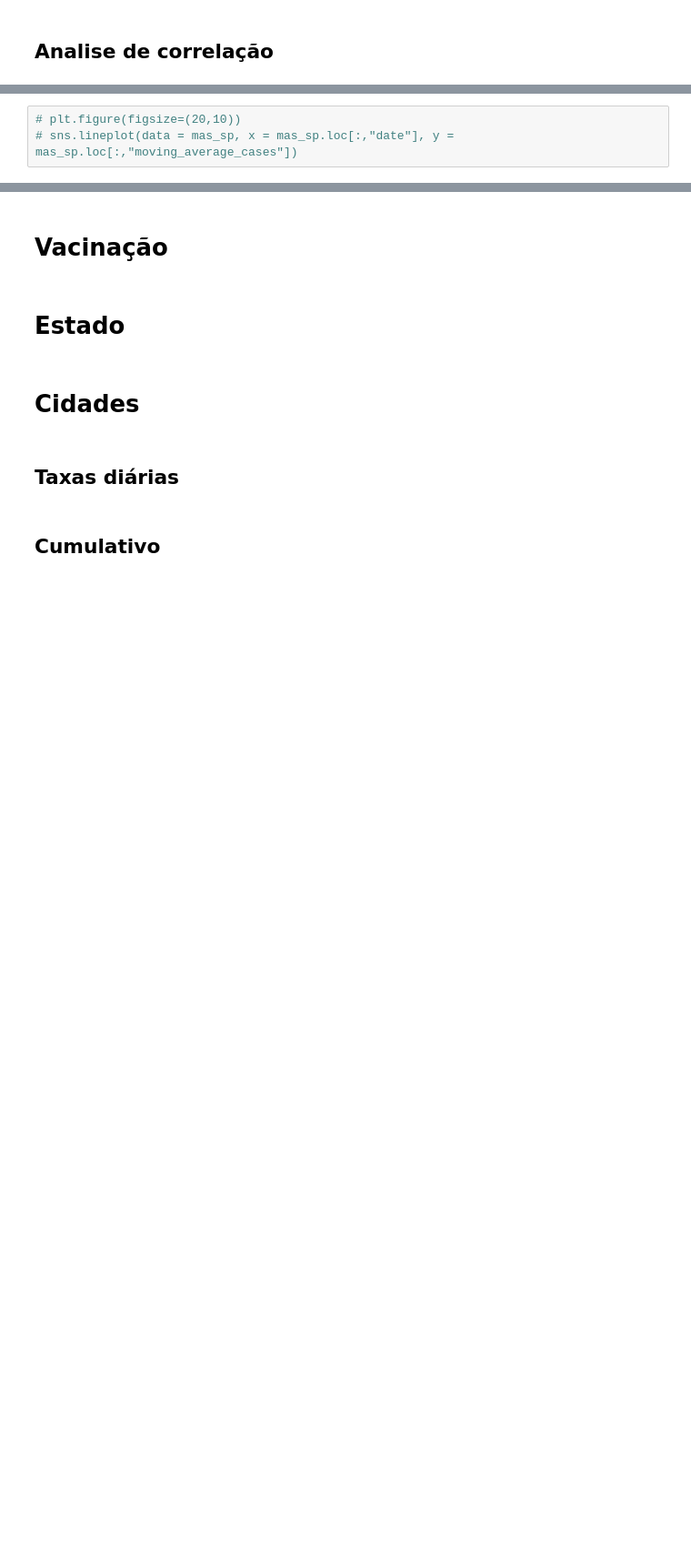
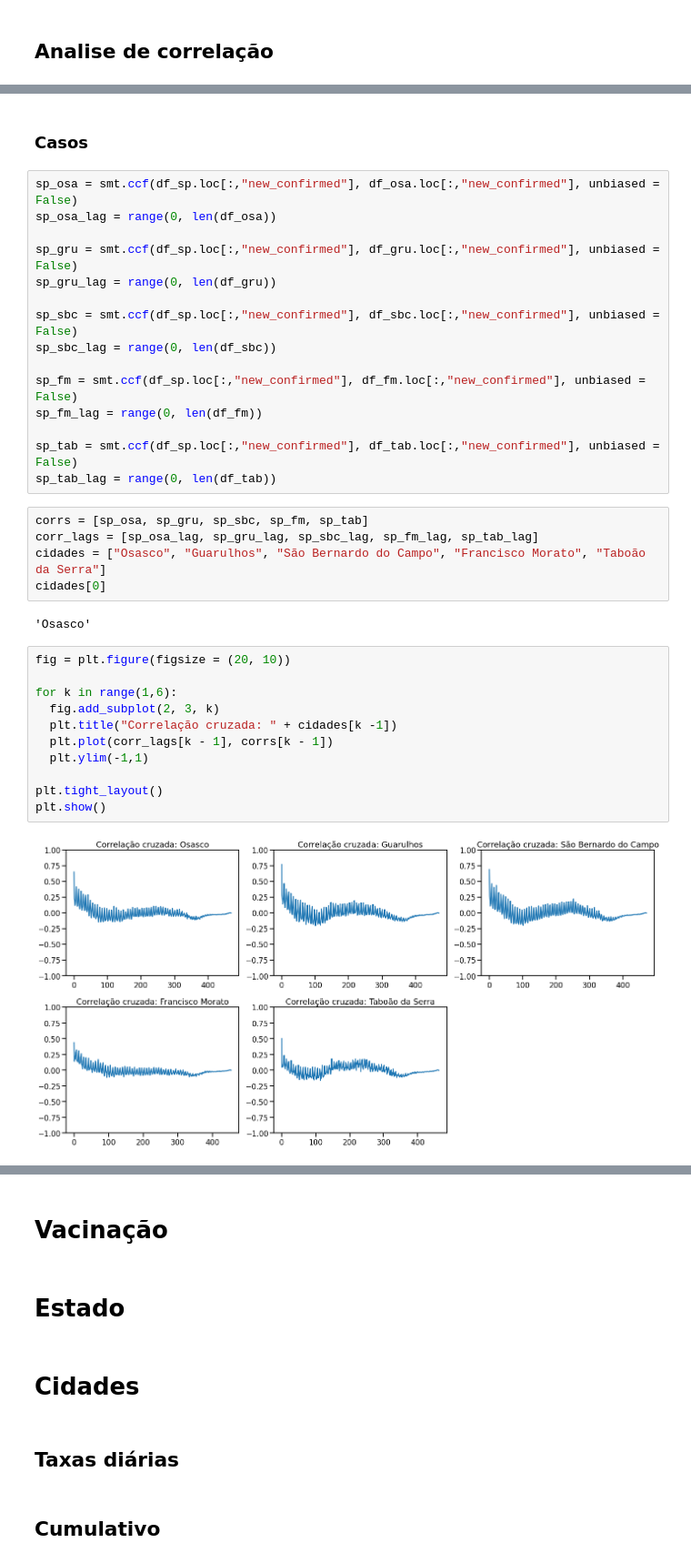
Before and after one commit to RPGraciotti/BootCampAlura, a Jupyter notebook: Projeto_modulo_3/rascunho_2.ipynb, the cells around one changed output, grey strips where cells are left out. Shown: that part at 91% size. Saved outputs shown, nothing was run; the diff lists cells and outputs as text; blank space fills up the shorter version.

```diff
--- a/Projeto_modulo_3/rascunho_2.ipynb
+++ b/Projeto_modulo_3/rascunho_2.ipynb
@@ -285,3 +271,37 @@ NameError: ignored
-# %%
-# plt.figure(figsize=(20,10))
-# sns.lineplot(data = mas_sp, x = mas_sp.loc[:,"date"], y = mas_sp.loc[:,"moving_average_cases"])
+# %% [markdown]
+### Casos
+# %%
+sp_osa = smt.ccf(df_sp.loc[:,"new_confirmed"], df_osa.loc[:,"new_confirmed"], unbiased = False)
+sp_osa_lag = range(0, len(df_osa))
+
+sp_gru = smt.ccf(df_sp.loc[:,"new_confirmed"], df_gru.loc[:,"new_confirmed"], unbiased = False)
+sp_gru_lag = range(0, len(df_gru))
+
+sp_sbc = smt.ccf(df_sp.loc[:,"new_confirmed"], df_sbc.loc[:,"new_confirmed"], unbiased = False)
+sp_sbc_lag = range(0, len(df_sbc))
+
+sp_fm = smt.ccf(df_sp.loc[:,"new_confirmed"], df_fm.loc[:,"new_confirmed"], unbiased = False)
+sp_fm_lag = range(0, len(df_fm))
+
+sp_tab = smt.ccf(df_sp.loc[:,"new_confirmed"], df_tab.loc[:,"new_confirmed"], unbiased = False)
+sp_tab_lag = range(0, len(df_tab))
+# %%
+corrs = [sp_osa, sp_gru, sp_sbc, sp_fm, sp_tab]
+corr_lags = [sp_osa_lag, sp_gru_lag, sp_sbc_lag, sp_fm_lag, sp_tab_lag]
+cidades = ["Osasco", "Guarulhos", "São Bernardo do Campo", "Francisco Morato", "Taboão da Serra"]
+cidades[0]
+# %% [output]
+'Osasco'
+# %%
+fig = plt.figure(figsize = (20, 10))
+
+for k in range(1,6):
+  fig.add_subplot(2, 3, k)
+  plt.title("Correlação cruzada: " + cidades[k -1])
+  plt.plot(corr_lags[k - 1], corrs[k - 1])
+  plt.ylim(-1,1)
+
+plt.tight_layout()
+plt.show()
+# %% [output]
+[figure, added]
```
Also changed, not shown: parts of 11 cells of this notebook.
